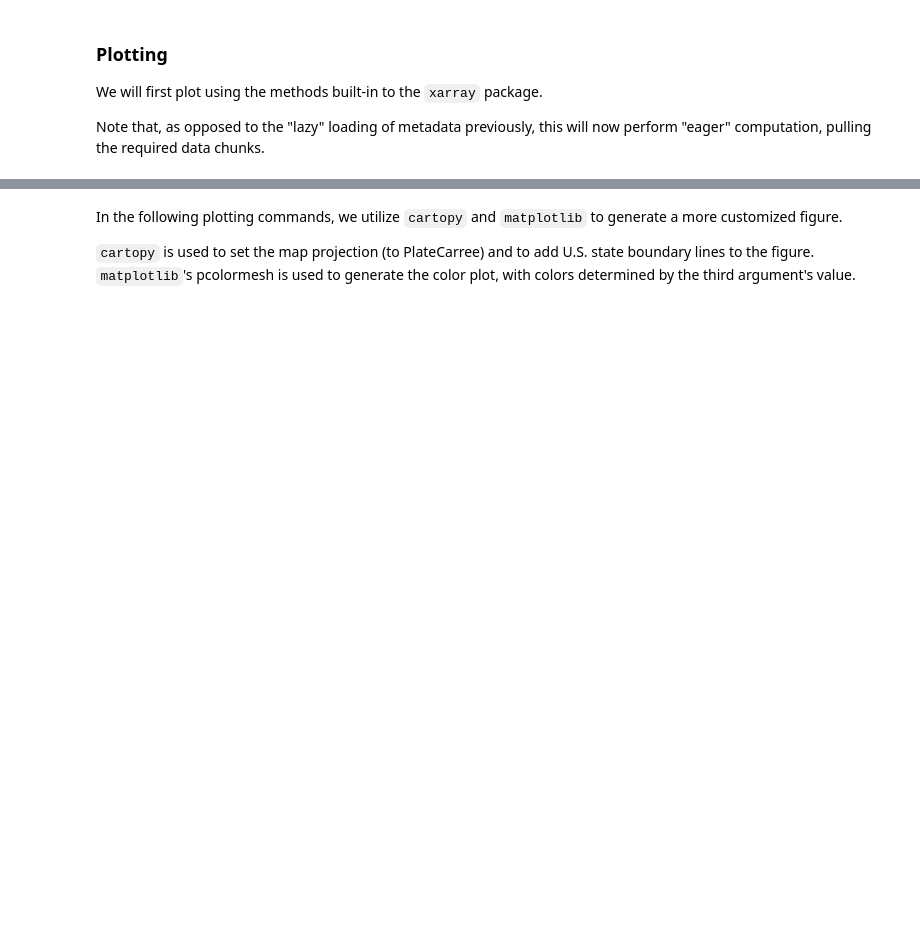
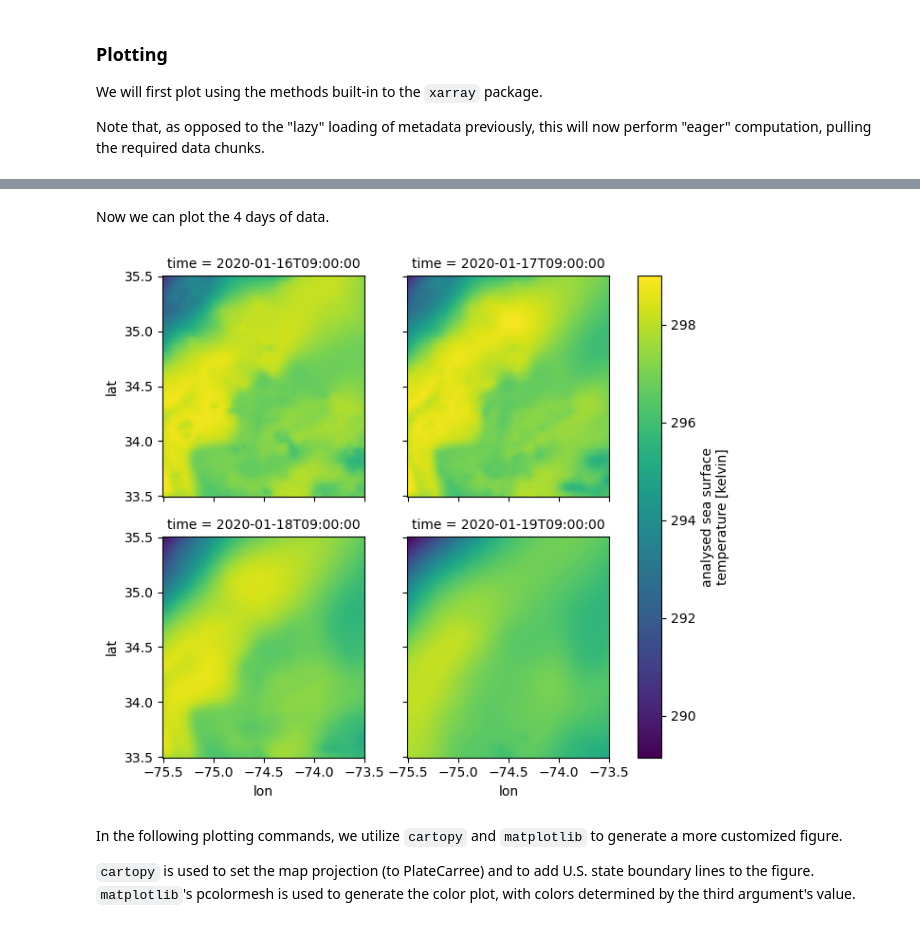
Before and after one commit to nmfs-opensci/EDMW-EarthData-Workshop-2024, a Jupyter notebook: tutorials/python/2-subset-and-plot.ipynb, the cells around one changed output, grey strips where cells are left out. Saved outputs shown, nothing was run; the diff lists cells and outputs as text; code cells hidden in the pictures; blank space fills up the shorter version.

```diff
--- a/tutorials/python/2-subset-and-plot.ipynb
+++ b/tutorials/python/2-subset-and-plot.ipynb
@@ -208,8 +173,3 @@ Moreover, we'll utilize `precipitation_cnt_cond` to filter out data points that
 # %%
-snow = ds_subset['precipitation'].where(
-    (ds_subset.precipitation_cnt_cond>0) & (ds_subset.probabilityLiquidPrecipitation == 1)
-)
-
-prcp = ds_subset['precipitation'].where(
-    (ds_subset.precipitation_cnt_cond>0) & (ds_subset.probabilityLiquidPrecipitation != 1)
-)
+fileset = earthaccess.open(results[0:4])
+ds = xr.open_mfdataset(fileset)
@@ -215,0 +180,3 @@ prcp = ds_subset['precipitation'].where(
+# %%
+ds_subset = ds.sel(lat=slice(33.5, 35.5), lon=slice(-75.5, -73.5))
+ds_subset
@@ -216,3 +300,9 @@ prcp = ds_subset['precipitation'].where(
+# %% [markdown]
+Now we can plot the 4 days of data.
+# %%
+ds_subset['analysed_sst'].plot(x='lon', y='lat', col="time", col_wrap=2);
+# %% [output]
+[figure, added]
 # %% [markdown]
 In the following plotting commands, we utilize `cartopy` and `matplotlib` to generate a more customized figure.
 
```
Also changed, not shown: parts of 28 cells of this notebook, 12 other files.
